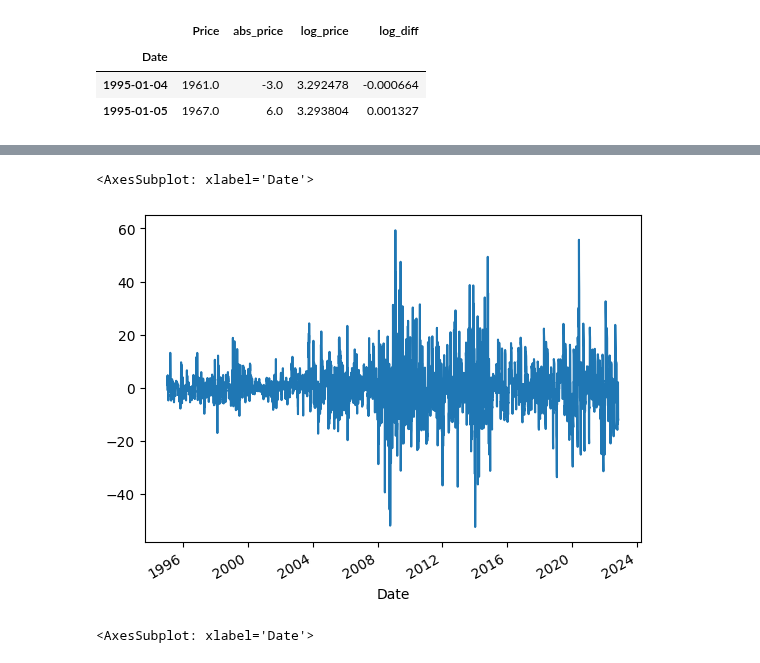
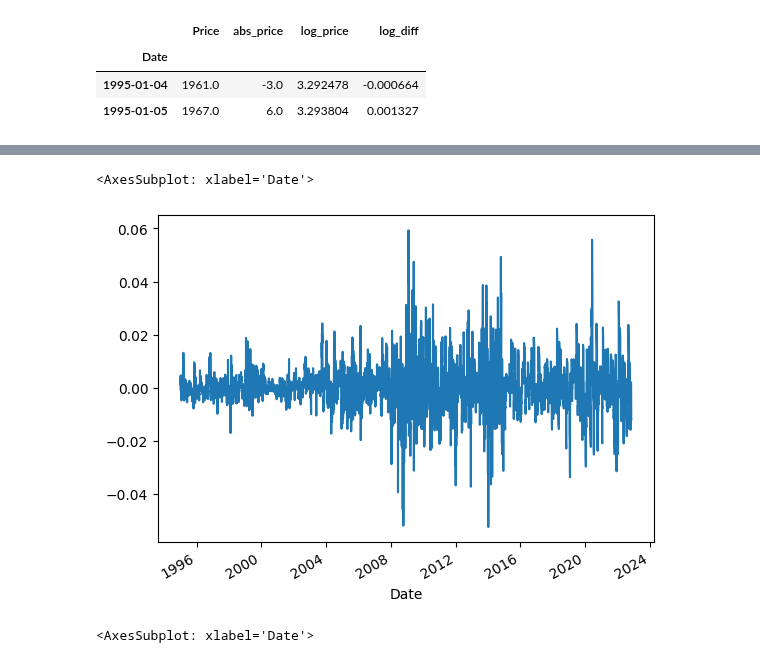
Before and after one commit to LeibnizianOptimist/bdi_predict, a Jupyter notebook: notebooks/Univariate Model v2 LOG DIFFERENCE PREDICTOR.ipynb, the cells around one changed output, grey strips where cells are left out. Drawn from its saved outputs; the diff is of its cells as text; code cells hidden in the pictures.

```diff
--- a/notebooks/Univariate Model v2 LOG DIFFERENCE PREDICTOR.ipynb
+++ b/notebooks/Univariate Model v2 LOG DIFFERENCE PREDICTOR.ipynb
@@ -35,8 +33,3 @@ df.head(2)
 | Date |  |  |  |  |
 | 1995-01-04 | 1961.0 | -3.0 | 3.292478 | -0.000664 |
 | 1995-01-05 | 1967.0 | 6.0 | 3.293804 | 0.001327 |
-# %%
-df["log_diff_100"] = df["log_diff"]*100
-df["log_diff_1000"] = df["log_diff"]*1000
-df["log_diff_10000"] = df["log_diff"]*10000
-df.head(3)
@@ -49,8 +36,8 @@ df.head(3)
 # %%
-df["log_diff_1000"].plot()
+df["log_diff"].plot()
 # %% [output]
 <AxesSubplot: xlabel='Date'>
-[figure, old version]
+[figure, new version]
 # %%
 df["log_price"].plot()
 # %% [output]
```
Also changed, not shown: parts of 26 cells of this notebook, 1 other file.
